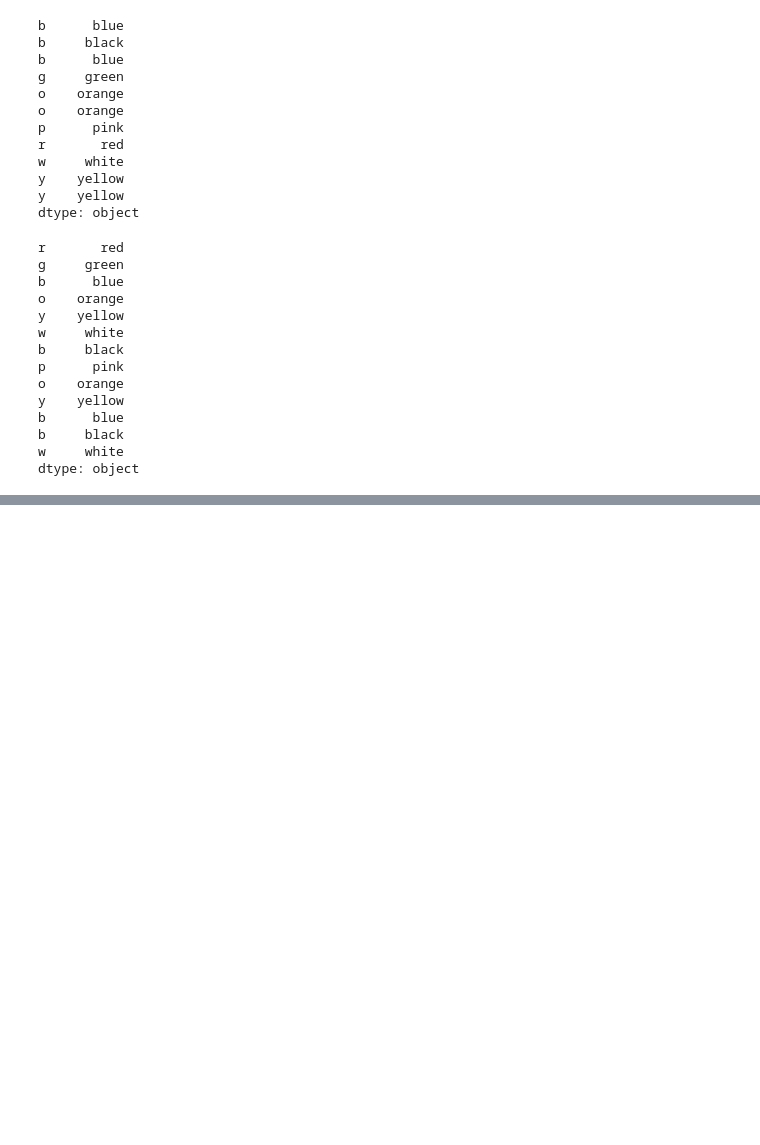
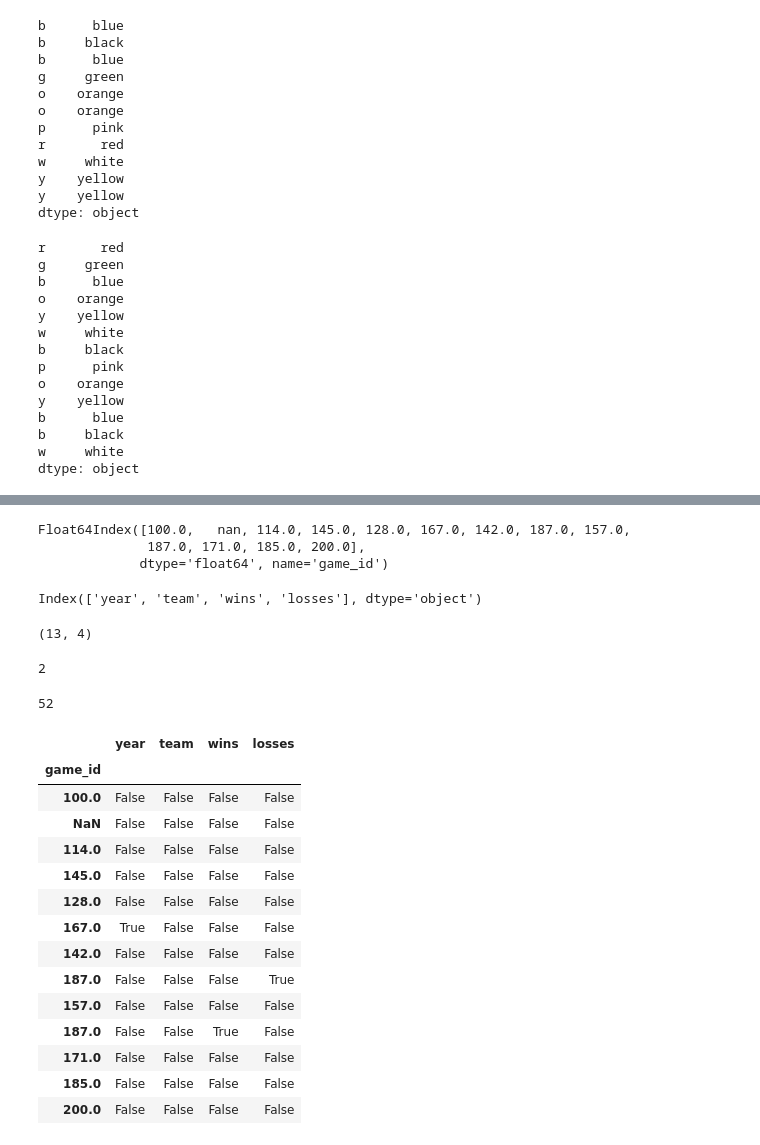
Before and after one commit to ashish-rane/MachineLearning, a Jupyter notebook: Pandas/Operations.ipynb, the cells around one changed output, grey strips where cells are left out. Saved outputs shown, nothing was run; the diff lists cells and outputs as text; code cells hidden in the pictures; blank space fills up the shorter version.

```diff
--- a/Pandas/Operations.ipynb
+++ b/Pandas/Operations.ipynb
@@ -355,0 +440,4 @@ dtype: object
+# %%
+# Setting index
+football = football.set_index('game_id') # have to put inplace otherwise
+football.head()
@@ -355,0 +452,42 @@ dtype: object
+# %%
+# row labels
+football.index
+# %% [output]
+Float64Index([100.0,   nan, 114.0, 145.0, 128.0, 167.0, 142.0, 187.0, 157.0,
+              187.0, 171.0, 185.0, 200.0],
+             dtype='float64', name='game_id')
+# %%
+# Column labels
+football.columns
+# %% [output]
+Index(['year', 'team', 'wins', 'losses'], dtype='object')
+# %%
+football.shape
+# %% [output]
+(13, 4)
+# %%
+football.ndim
+# %% [output]
+2
+# %%
+football.size
+# %% [output]
+52
+# %%
+football.isnull()
+# %% [output]
+|  | year | team | wins | losses |
+| game_id |  |  |  |  |
+| 100.0 | False | False | False | False |
+| NaN | False | False | False | False |
+| 114.0 | False | False | False | False |
+| 145.0 | False | False | False | False |
+| 128.0 | False | False | False | False |
+| 167.0 | True | False | False | False |
+| 142.0 | False | False | False | False |
+| 187.0 | False | False | False | True |
+| 157.0 | False | False | False | False |
+| 187.0 | False | False | True | False |
+| 171.0 | False | False | False | False |
+| 185.0 | False | False | False | False |
+| 200.0 | False | False | False | False |
```
Also changed, not shown: parts of 31 cells of this notebook, 2 other files.
